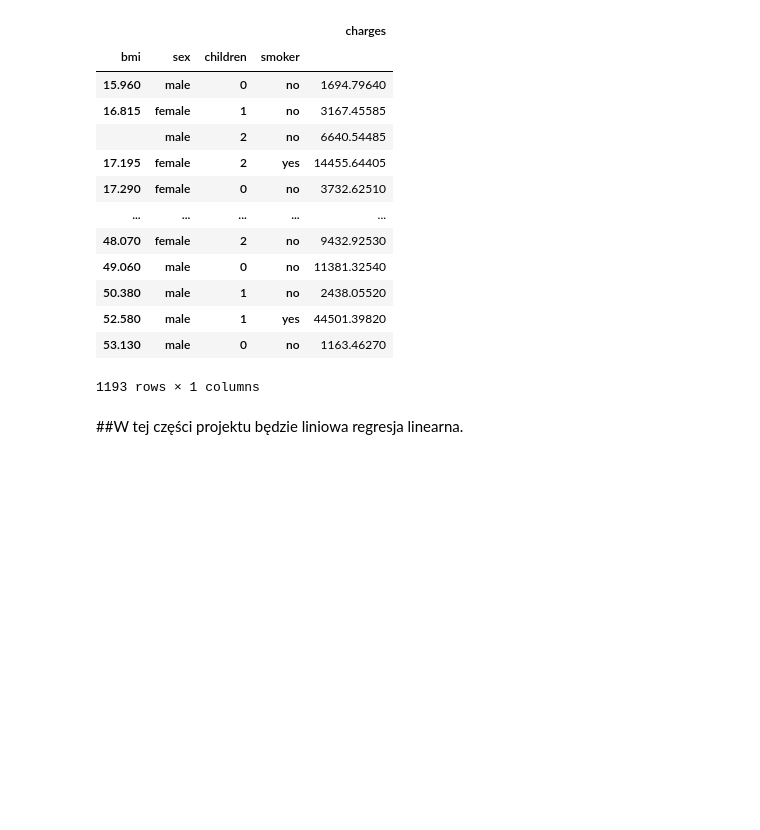
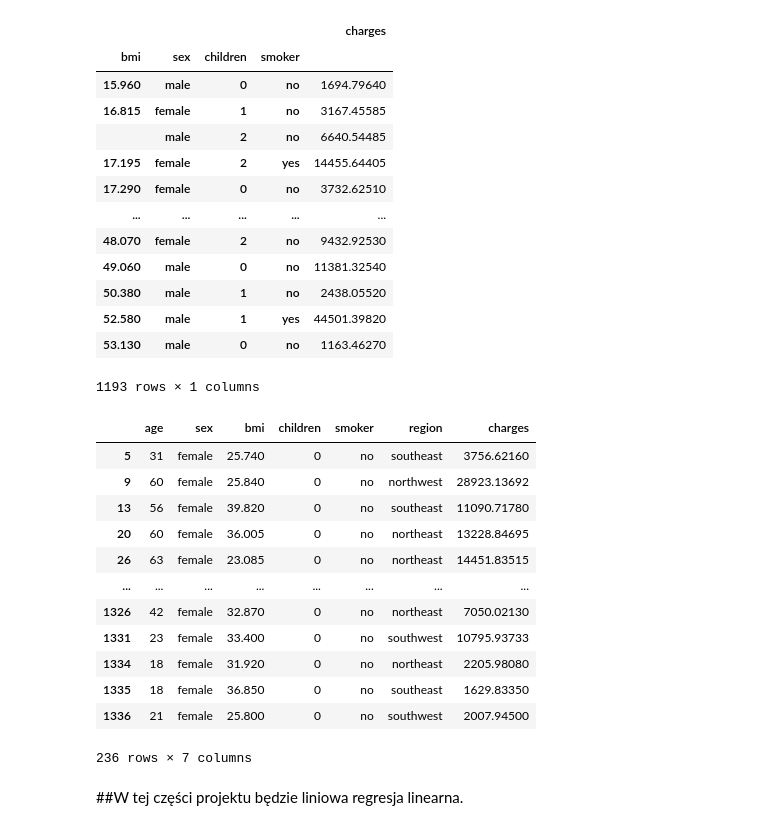
Before and after one commit to GKurek94/Data-Science-projects, a Jupyter notebook: Insurance.ipynb, the cells around one changed output. Saved outputs shown, nothing was run; the diff lists cells and outputs as text; code cells hidden in the pictures; blank space fills up the shorter version.

```diff
--- a/Insurance.ipynb
+++ b/Insurance.ipynb
@@ -119,6 +123,23 @@ df23
 | 52.580 | male | 1 | yes | 44501.39820 |
 | 53.130 | male | 0 | no | 1163.46270 |
 1193 rows × 1 columns
+# %%
+dff = df[(df['sex']=='female') & (df['smoker']=='no')]
+dff
+# %% [output]
+|  | age | sex | bmi | children | smoker | region | charges |
+| 5 | 31 | female | 25.740 | 0 | no | southeast | 3756.62160 |
+| 9 | 60 | female | 25.840 | 0 | no | northwest | 28923.13692 |
+| 13 | 56 | female | 39.820 | 0 | no | southeast | 11090.71780 |
+| 20 | 60 | female | 36.005 | 0 | no | northeast | 13228.84695 |
+| 26 | 63 | female | 23.085 | 0 | no | northeast | 14451.83515 |
+| ... | ... | ... | ... | ... | ... | ... | ... |
+| 1326 | 42 | female | 32.870 | 0 | no | northeast | 7050.02130 |
+| 1331 | 23 | female | 33.400 | 0 | no | southwest | 10795.93733 |
+| 1334 | 18 | female | 31.920 | 0 | no | northeast | 2205.98080 |
+| 1335 | 18 | female | 36.850 | 0 | no | southeast | 1629.83350 |
+| 1336 | 21 | female | 25.800 | 0 | no | southwest | 2007.94500 |
+236 rows × 7 columns
 # %% [markdown]
 ##W tej części projektu będzie liniowa regresja linearna.
 # %%
```
Also changed, not shown: parts of 11 cells of this notebook.
